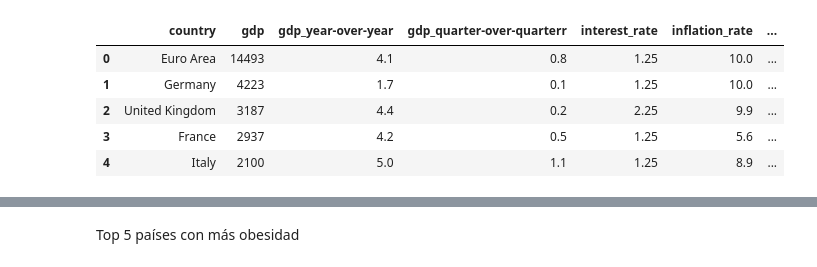
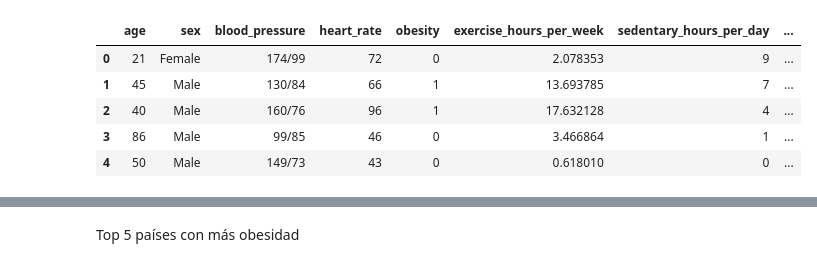
Before and after one commit to AlejandroAlegrePinilla/FitRing, a Jupyter notebook: main.ipynb, the cells around one changed output, grey strips where cells are left out. Cells and saved outputs as stored; diff of their text form; code cells hidden in the pictures.

```diff
--- a/main.ipynb
+++ b/main.ipynb
@@ -2,10 +2,4 @@
 import matplotlib.pyplot as plt
 import seaborn as sns
 import pandas as pd
-from functions import plot_bar_with_values
-
-url_1 = "C:\\Users\\alexa\\OneDrive\\Escritorio\\archive\\heart_attack_prediction_dataset.csv"
-df_1 = pd.read_csv(url_1)
-pd.set_option("display.max_columns", None)
-df_1.columns = df_1.columns.str.lower().str.strip().str.replace(" ", "_")
-df_1.head()
+from functions import plot_bar_with_values,plot_bar_without_values
@@ -19,13 +6,13 @@ df_1.head()
 # %%
-url_2 = "C:\\Users\\alexa\\OneDrive\\Escritorio\\archive\\Economy_Indicators.csv"
-df_2 = pd.read_csv(url_2)
+url = "https://raw.githubusercontent.com/AlejandroAlegrePinilla/FitRing/main/merged_data.csv"
+df = pd.read_csv(url)
 pd.set_option("display.max_columns", None)
-df_2.columns = df_2.columns.str.lower().str.strip().str.replace(" ", "_")
-df_2.head()
+df.columns = df.columns.str.lower().str.strip().str.replace(" ", "_")
+df.head()
 # %% [output]
-|  | country | gdp | gdp_year-over-year | gdp_quarter-over-quarterr | interest_rate | inflation_rate | ... |
-| 0 | Euro Area | 14493 | 4.1 | 0.8 | 1.25 | 10.0 | ... |
-| 1 | Germany | 4223 | 1.7 | 0.1 | 1.25 | 10.0 | ... |
-| 2 | United Kingdom | 3187 | 4.4 | 0.2 | 2.25 | 9.9 | ... |
-| 3 | France | 2937 | 4.2 | 0.5 | 1.25 | 5.6 | ... |
-| 4 | Italy | 2100 | 5.0 | 1.1 | 1.25 | 8.9 | ... |
+|  | age | sex | blood_pressure | heart_rate | obesity | exercise_hours_per_week | sedentary_hours_per_day | ... |
+| 0 | 21 | Female | 174/99 | 72 | 0 | 2.078353 | 9 | ... |
+| 1 | 45 | Male | 130/84 | 66 | 1 | 13.693785 | 7 | ... |
+| 2 | 40 | Male | 160/76 | 96 | 1 | 17.632128 | 4 | ... |
+| 3 | 86 | Male | 99/85 | 46 | 0 | 3.466864 | 1 | ... |
+| 4 | 50 | Male | 149/73 | 43 | 0 | 0.618010 | 0 | ... |
```
Also changed, not shown: parts of 12 cells of this notebook, 2 other files.
